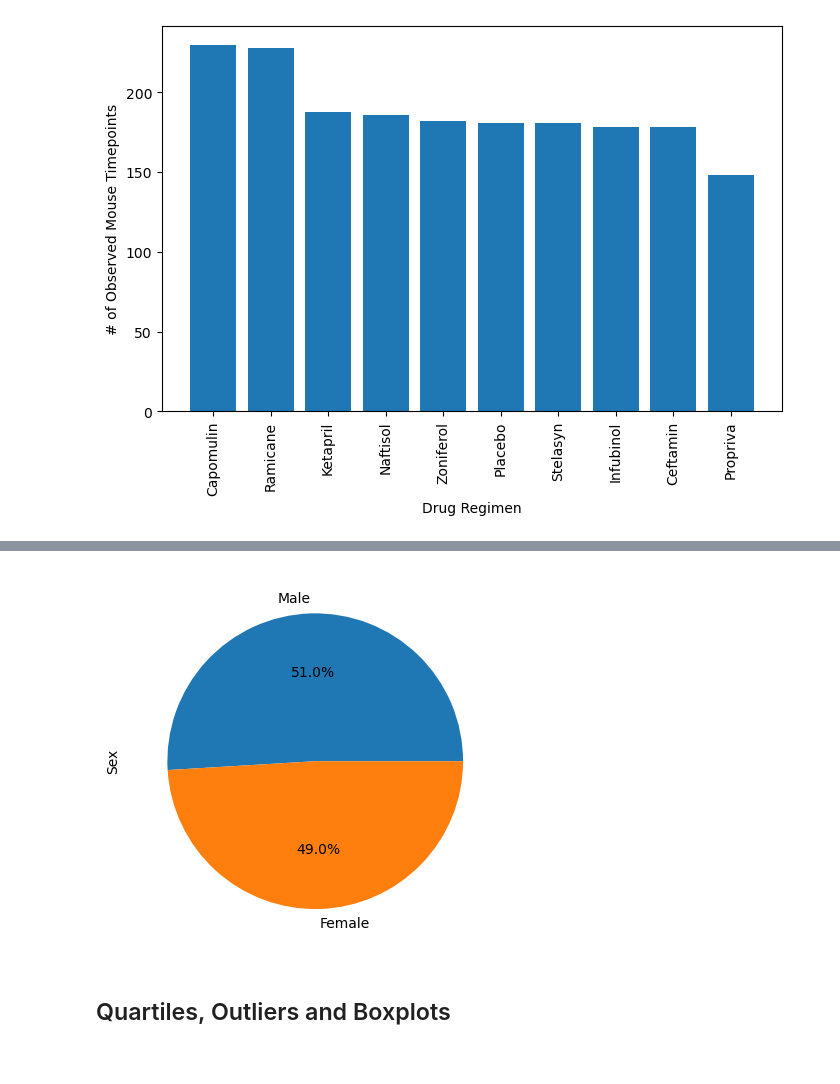
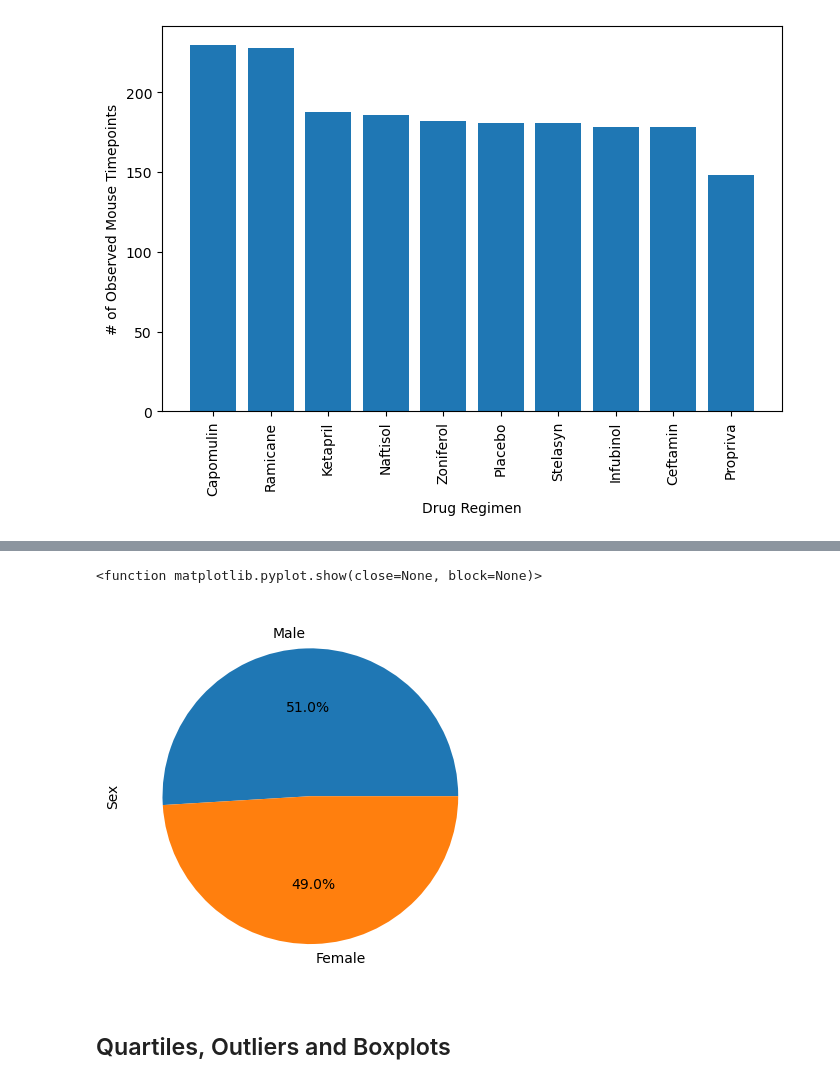
Before and after one commit to Momocat10/Matplotlib_challenge, a Jupyter notebook: Pymaceuticals/pymaceuticals_starter.ipynb, the cells around one changed output, grey strips where cells are left out. Saved outputs shown, nothing was run; the diff lists cells and outputs as text; code cells hidden in the pictures.

```diff
--- a/Pymaceuticals/pymaceuticals_starter.ipynb
+++ b/Pymaceuticals/pymaceuticals_starter.ipynb
@@ -183,3 +191,6 @@ plt.show()
 # %%
 # Generate a pie plot showing the distribution of female versus male mice using Pandas
+mouse_gender = clean_mouse_study["Sex"].value_counts()
+mouse_gender_pie = mouse_gender.plot(kind="pie",autopct="%1.1f%%")
+mouse_gender_pie.set_ylabel("Sex")
 # %% [output]
@@ -187,7 +199,11 @@ plt.show()
 # %%
 # Generate a pie plot showing the distribution of female versus male mice using pyplot
+plt.pie(mouse_gender,autopct="%1.1f%%",labels=mouse_gender.index)
+plt.ylabel("Sex")
+plt.show
 # %% [output]
+<function matplotlib.pyplot.show(close=None, block=None)>
-[figure, old version]
+[figure, new version]
 # %% [markdown]
 ## Quartiles, Outliers and Boxplots
 # %%
```
Also changed, not shown: parts of 3 cells of this notebook.
